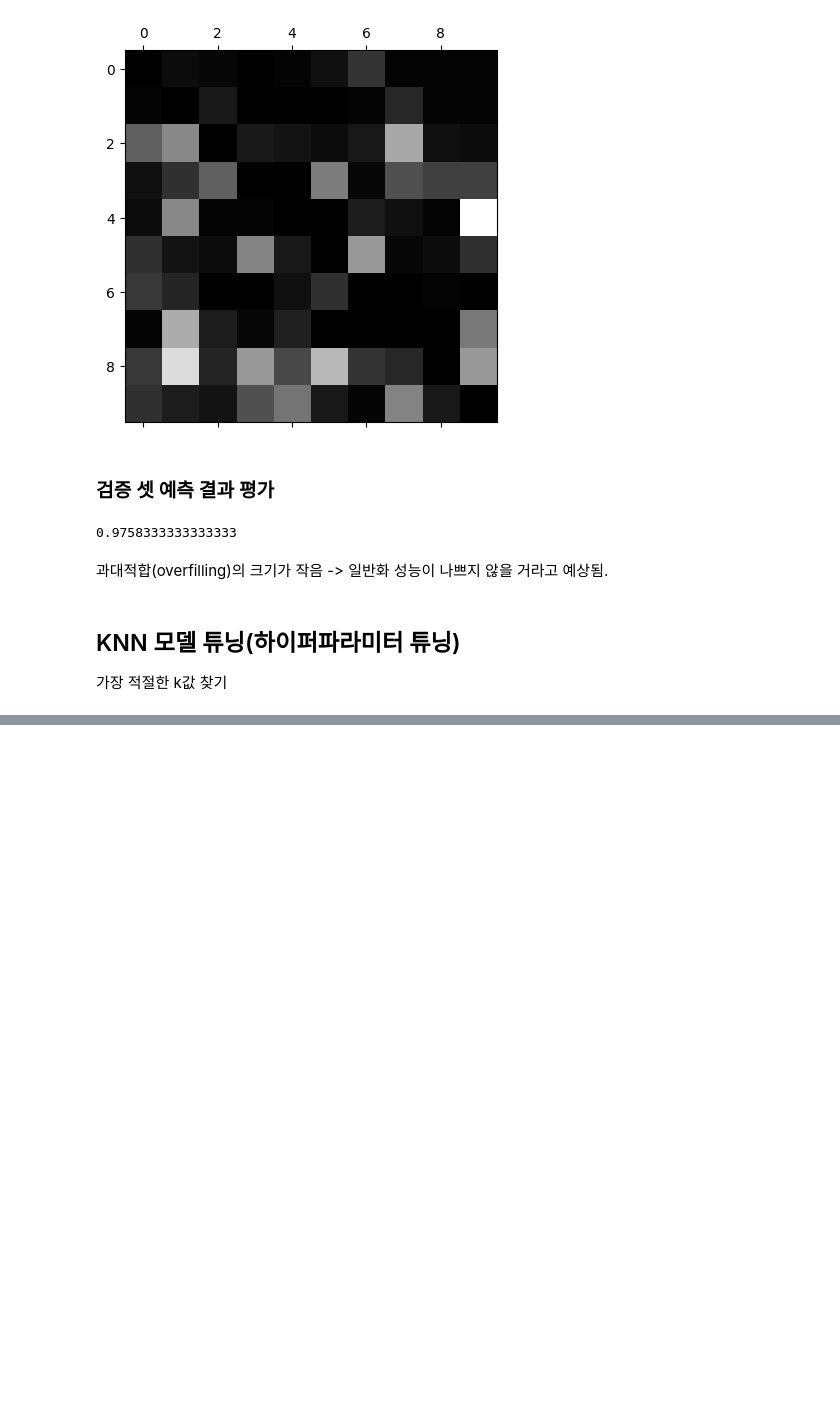
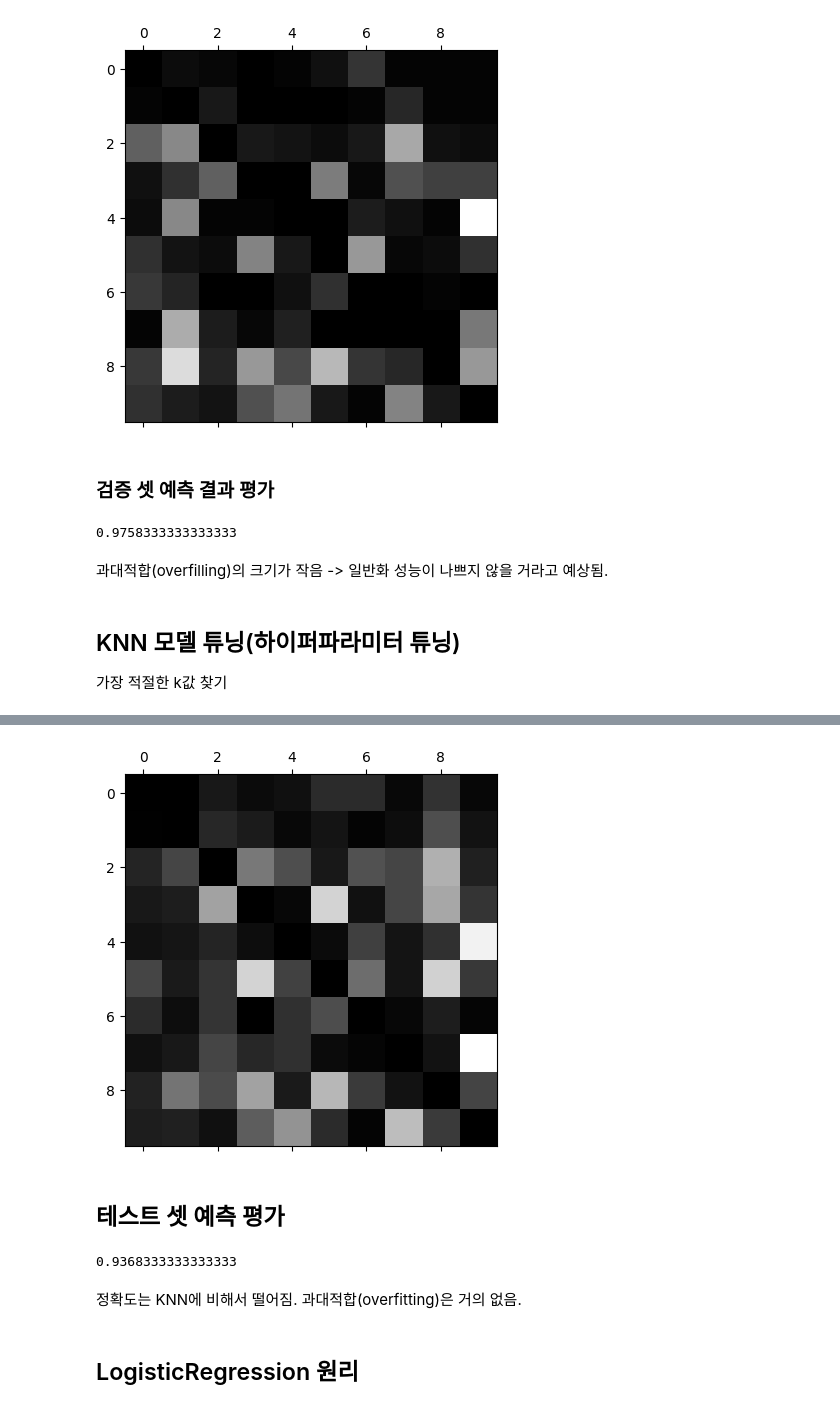
Before and after one commit to habaccc/Python_study, a Jupyter notebook: ml05_mnist.ipynb, the cells around one changed output, grey strips where cells are left out. Saved outputs shown, nothing was run; the diff lists cells and outputs as text; code cells hidden in the pictures; blank space fills up the shorter version.

```diff
--- a/ml05_mnist.ipynb
+++ b/ml05_mnist.ipynb
@@ -374,0 +402,2 @@ for k in k_vals:
+# %%
+log_reg = LogisticRegression(random_state=42, n_jobs=-1)
@@ -374,0 +412,2 @@ for k in k_vals:
+# %%
+y_tr_pred = log_reg.predict(X_tr)
@@ -374,0 +418,3 @@ for k in k_vals:
+# %%
+conf_mat = confusion_matrix(y_tr, y_tr_pred)
+conf_mat
@@ -374,0 +432,8 @@ for k in k_vals:
+# %%
+np.fill_diagonal(conf_mat, 0) # 오차행렬의 대각선을 0으로
+plt.matshow(conf_mat, cmap=plt.cm.gray)
+plt.show()
+# %% [output]
+[figure, added]
+# %% [markdown]
+## 테스트 셋 예측 평가
@@ -374,0 +442,8 @@ for k in k_vals:
+# %%
+accuracy_score(y_val, y_val_pred) # 검증 셋 정확도
+# %% [output]
+0.9368333333333333
+# %% [markdown]
+정확도는 KNN에 비해서 떨어짐. 과대적합(overfitting)은 거의 없음.
+# %% [markdown]
+## LogisticRegression 원리
```
Also changed, not shown: parts of 12 cells of this notebook.
